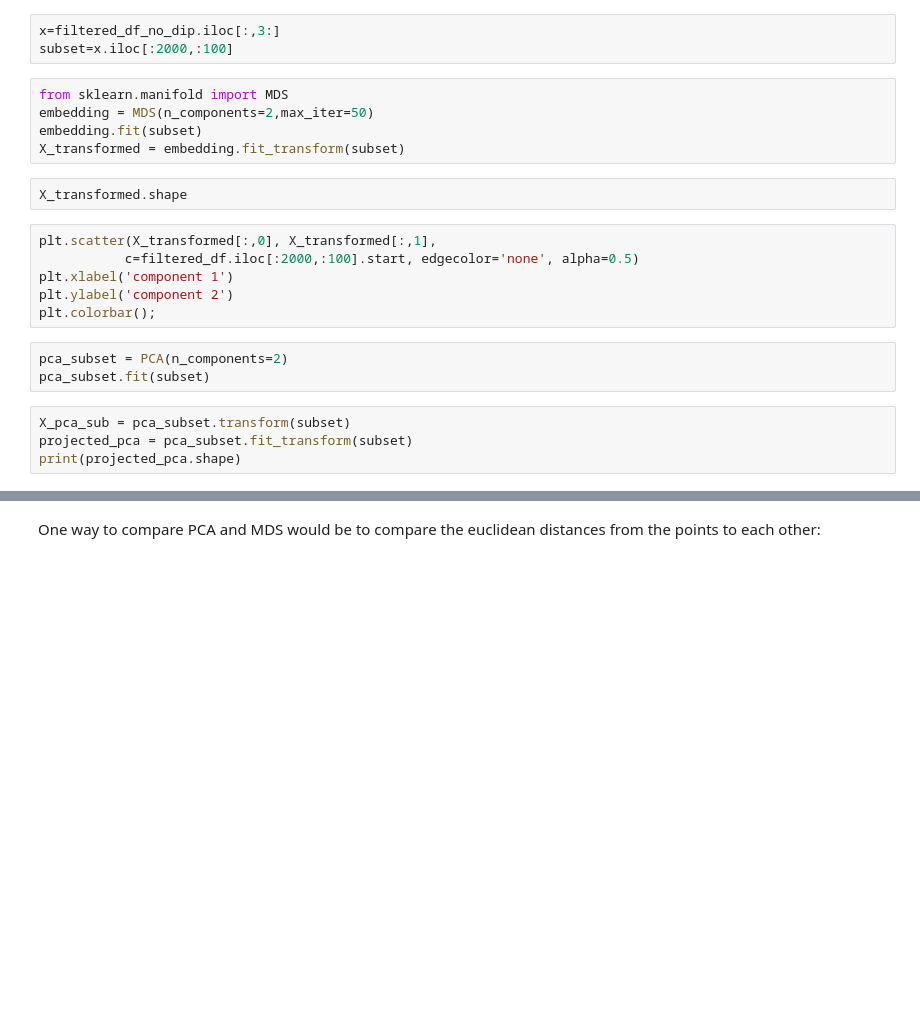
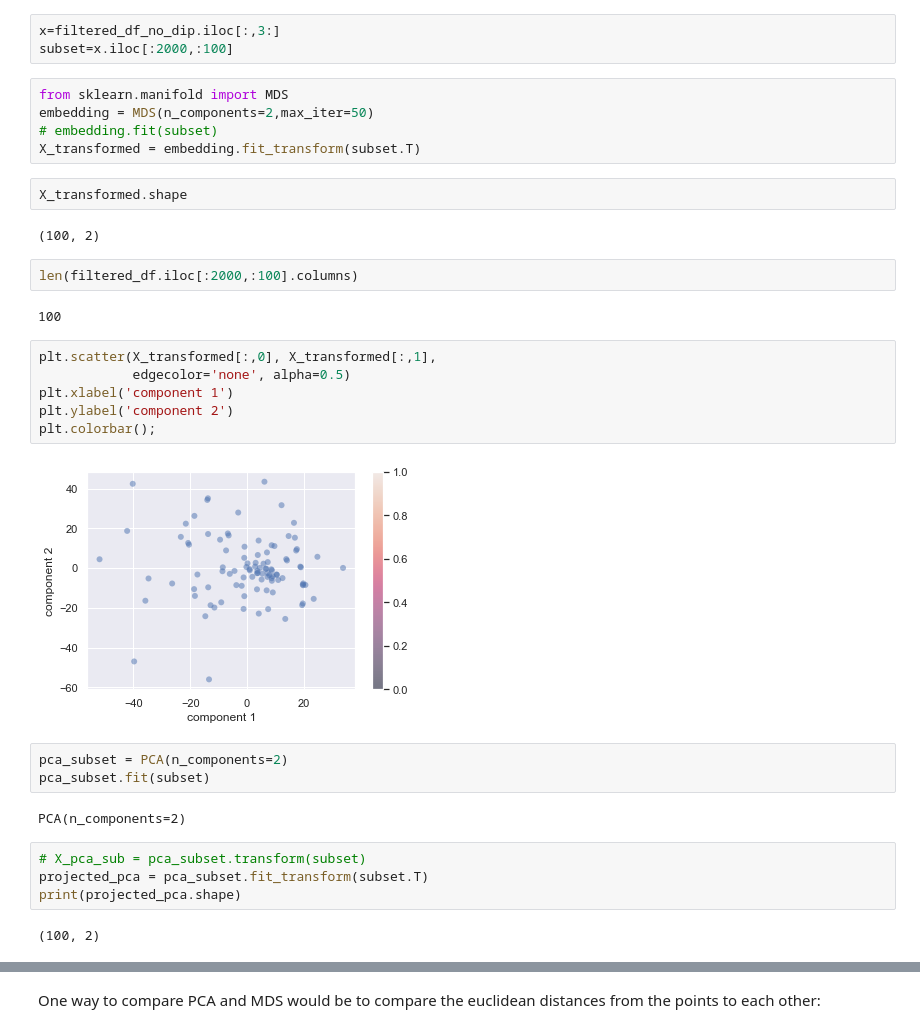
Before and after one commit to Fudenberg-Research-Group/qbio577_fall2022, a Jupyter notebook: encode-bigwig-eda.ipynb, the cells around one changed output, grey strips where cells are left out. Cells and saved outputs as stored; diff of their text form; blank space fills up the shorter version.

```diff
--- a/encode-bigwig-eda.ipynb
+++ b/encode-bigwig-eda.ipynb
@@ -506,22 +502,34 @@ subset=x.iloc[:2000,:100]
 # %%
 from sklearn.manifold import MDS
 embedding = MDS(n_components=2,max_iter=50)
-embedding.fit(subset)
-X_transformed = embedding.fit_transform(subset)
+# embedding.fit(subset)
+X_transformed = embedding.fit_transform(subset.T)
 # %%
 X_transformed.shape
+# %% [output]
+(100, 2)
+# %%
+len(filtered_df.iloc[:2000,:100].columns)
+# %% [output]
+100
 # %%
 plt.scatter(X_transformed[:,0], X_transformed[:,1],
-           c=filtered_df.iloc[:2000,:100].start, edgecolor='none', alpha=0.5)
+            edgecolor='none', alpha=0.5)
 plt.xlabel('component 1')
 plt.ylabel('component 2')
 plt.colorbar();
+# %% [output]
+[figure, added]
 # %%
 pca_subset = PCA(n_components=2)
 pca_subset.fit(subset)
+# %% [output]
+PCA(n_components=2)
 # %%
-X_pca_sub = pca_subset.transform(subset)
-projected_pca = pca_subset.fit_transform(subset)
+# X_pca_sub = pca_subset.transform(subset)
+projected_pca = pca_subset.fit_transform(subset.T)
 print(projected_pca.shape)
+# %% [output]
+(100, 2)
 # %%
 plt.scatter(projected_pca[:, 0], projected_pca[:, 1],
```
Also changed, not shown: parts of 13 cells of this notebook, 1 other file.
